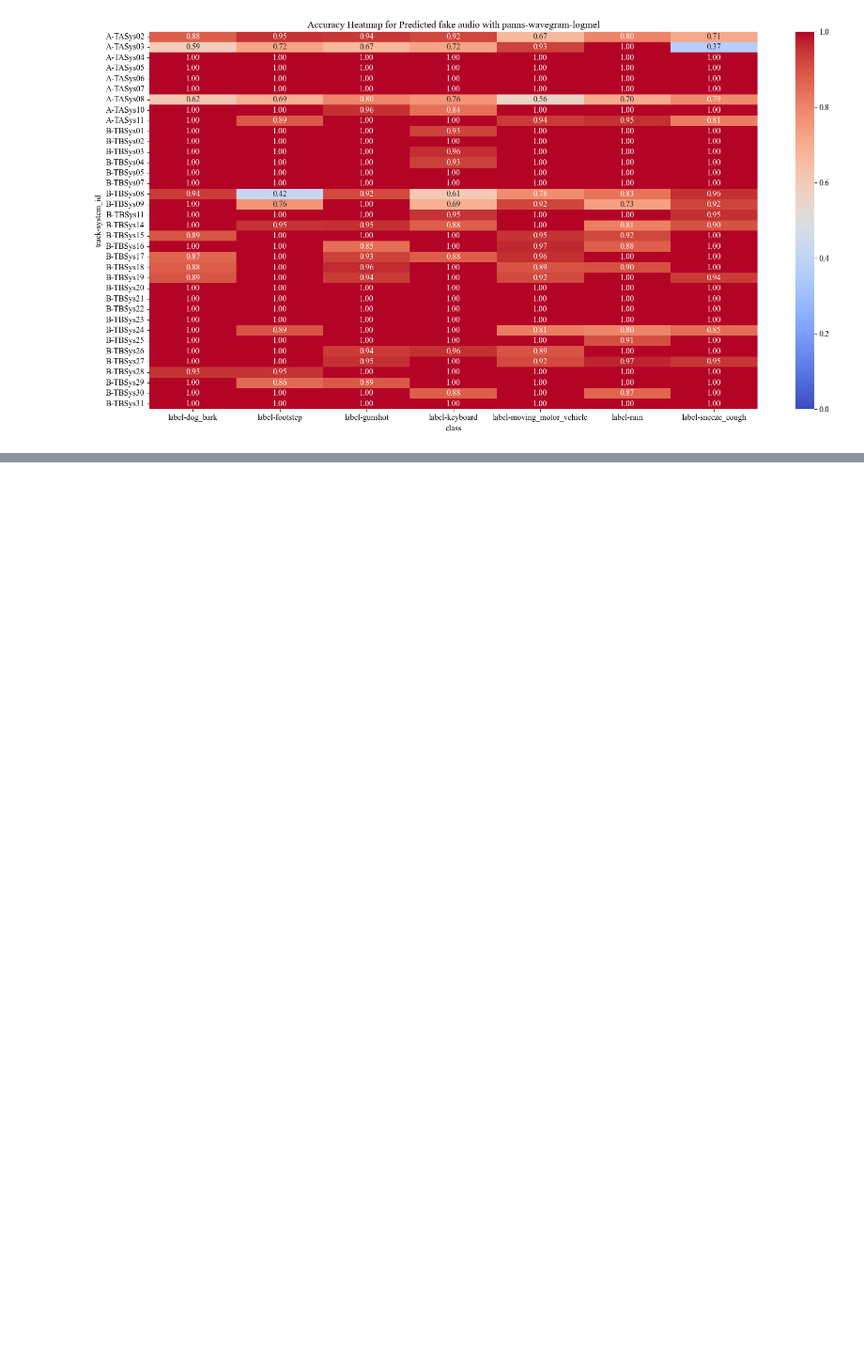
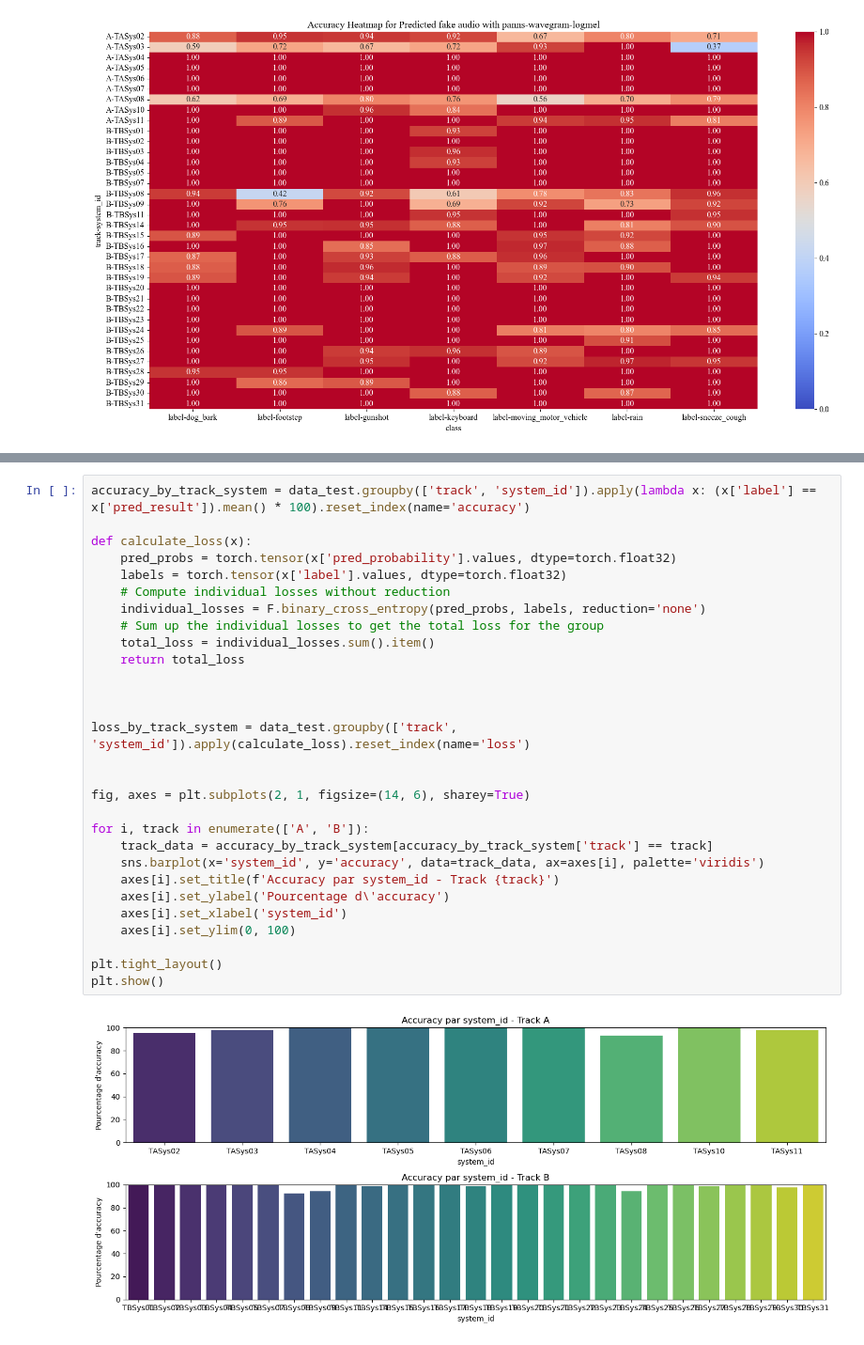
Before and after one commit to mathieulagrange/audioFoleyDeepFake, a Jupyter notebook: deepfakeClassifiers/examples/insights_predictions.ipynb, the cells around one changed output, grey strips where cells are left out. Shown at 94% size. Cells and saved outputs as stored; diff of their text form; blank space fills up the shorter version.

```diff
--- a/deepfakeClassifiers/examples/insights_predictions.ipynb
+++ b/deepfakeClassifiers/examples/insights_predictions.ipynb
@@ -221,0 +247,31 @@ for model_name in model_names.keys():
+# %%
+accuracy_by_track_system = data_test.groupby(['track', 'system_id']).apply(lambda x: (x['label'] == x['pred_result']).mean() * 100).reset_index(name='accuracy')
+
+def calculate_loss(x):
+    pred_probs = torch.tensor(x['pred_probability'].values, dtype=torch.float32)
+    labels = torch.tensor(x['label'].values, dtype=torch.float32)
+    # Compute individual losses without reduction
+    individual_losses = F.binary_cross_entropy(pred_probs, labels, reduction='none')
+    # Sum up the individual losses to get the total loss for the group
+    total_loss = individual_losses.sum().item()
+    return total_loss
+
+
+
+loss_by_track_system = data_test.groupby(['track', 'system_id']).apply(calculate_loss).reset_index(name='loss')
+
+
+fig, axes = plt.subplots(2, 1, figsize=(14, 6), sharey=True)
+
+for i, track in enumerate(['A', 'B']):
+    track_data = accuracy_by_track_system[accuracy_by_track_system['track'] == track]
+    sns.barplot(x='system_id', y='accuracy', data=track_data, ax=axes[i], palette='viridis')
+    axes[i].set_title(f'Accuracy par system_id - Track {track}')
+    axes[i].set_ylabel('Pourcentage d\'accuracy')
+    axes[i].set_xlabel('system_id')
+    axes[i].set_ylim(0, 100)
+
+plt.tight_layout()
+plt.show()
+# %% [output]
+[figure, added]
```
Also changed, not shown: parts of 5 cells of this notebook.
